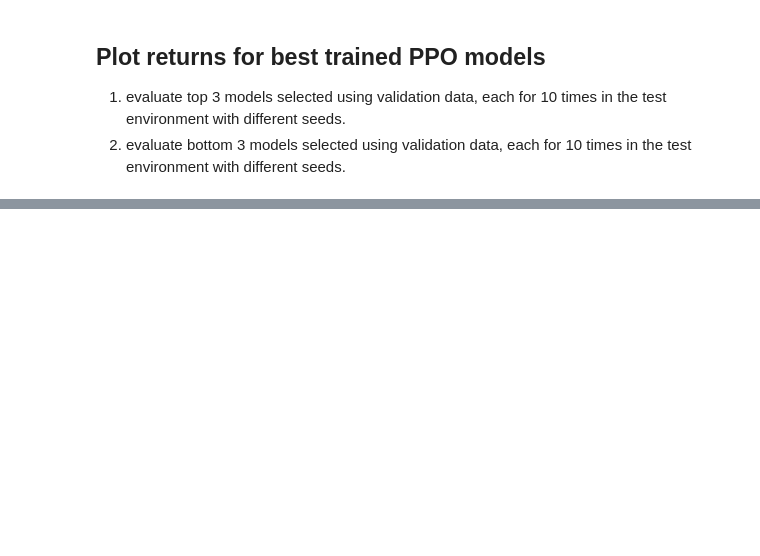
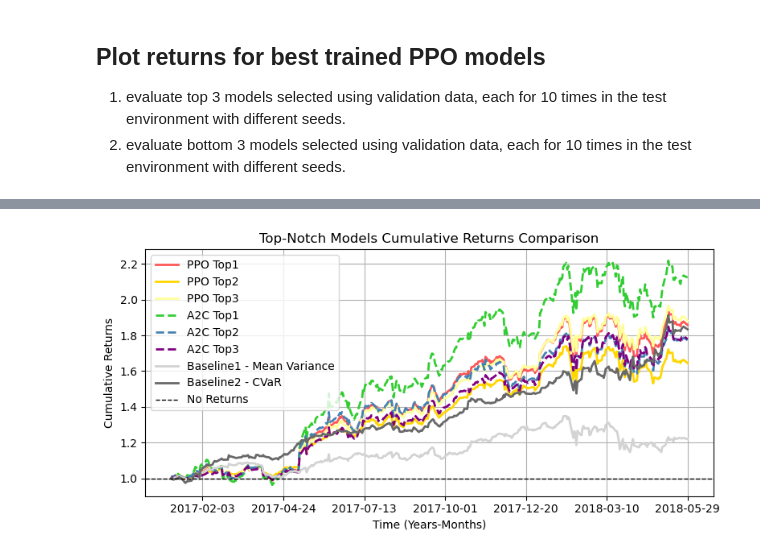
Before and after one commit to shaoyuliusz/drl-asset-allocation, a Jupyter notebook: notebooks/plot_best_models.ipynb, the cells around one changed output, grey strips where cells are left out. Saved outputs shown, nothing was run; the diff lists cells and outputs as text; code cells hidden in the pictures; blank space fills up the shorter version.

```diff
--- a/notebooks/plot_best_models.ipynb
+++ b/notebooks/plot_best_models.ipynb
@@ -83,0 +247,4 @@ print(np.mean(res))
+# %%
+return_stocks = test_df.pct_change()
+return_stocks_min_var = np.sum(return_stocks.multiply(portfolio_weights_min_var[train_len-window:]),axis=1)
+cumulative_returns_daily_min_var = (1+return_stocks_min_var).cumprod()
@@ -83,0 +302,12 @@ print(np.mean(res))
+# %%
+
+for model_path in [TOP_THREE_PPO_MODELS[0]]:
+    cum_return = []
+    for run in range(N_RUNS):
+        _,temp_r = compute_returns(model_path, seed=1)
+        cum_return.append(temp_r)
+    ppoTop1 = np.mean(cum_return,axis=0)
+# %%
+return_stocks = test_df.pct_change()
+return_stocks_cvar = np.sum(return_stocks.multiply(portfolio_weights_cvar[train_len-window:]),axis=1)
+cumulative_returns_daily_cvar = (1+return_stocks_cvar).cumprod()
@@ -83,0 +432,64 @@ print(np.mean(res))
+# %%
+# Create a figure and axis
+fig, ax = plt.subplots(figsize=(8,4))
+
+# Plot cumulative returns with specific colors and linestyles for PPO
+ax.plot(ppoTop1, label='PPO Top1', color='#FF5757', linestyle='-', lw=2)  # 红色
+ax.plot(ppoTop2, label='PPO Top2', color='#FFD700', linestyle='-', lw=2)  # 金色
+ax.plot(ppoTop3, label='PPO Top3', color='#FFFF99', linestyle='-', lw=2)  # 浅黄色
+
+# Plot cumulative returns with specific colors and linestyles for A2C
+ax.plot(a2cTop1, label='A2C Top1', color='#32CD32', linestyle='--', lw=2)  # 酸橙绿
+ax.plot(a2cTop2, label='A2C Top2', color='#4682B4', linestyle='--', lw=2)  # 钢蓝色
+ax.plot(a2cTop3, label='A2C Top3', color='#800080', linestyle='--', lw=2)  # 深紫色
+
+# Plot cumulative returns with specific colors and linestyles for Baseline 1
+ax.plot(meanV, label='Baseline1 - Mean Variance', color='#D3D3D3', linestyle='-', lw=2)  # 蓝紫色
+
+# Plot cumulative returns with specific colors and linestyles for Baseline 2
+ax.plot(cvar, label='Baseline2 - CVaR', color='#696969', linestyle='-', lw=2)  # 暗灰色
+
+# Add a horizontal line at y=1
+ax.axhline(1, color='black', linestyle='--', lw=1, label='No Returns')
+
+# Add labels and title
+ax.set_ylabel("Cumulative Returns")
+ax.set_xlabel("Time (Years-Months)")
+ax.set_title("Top-Notch Models Cumulative Returns Comparison")
+
+# Add a legend
+ax.legend()
+
+# Format x-axis labels as dates (modify as needed based on your date format)
+ax.xaxis.set_major_locator(plt.MaxNLocator(9))  # Set maximum number of x-axis ticks
+
+# Add grid lines
+ax.grid(True)
+
+# Show the plot
+plt.tight_layout()
+plt.show()
+
+
+# Add a horizontal line at y=1
+ax.axhline(1, color='black', linestyle='--', lw=1, label='No Returns')
+
+# Add labels and title
+ax.set_ylabel("Cumulative Returns")
+ax.set_xlabel("Time (Years-Months)")
+ax.set_title("Top-Notch Parameters Cumulative Returns Comparison")
+
+# Add a legend
+ax.legend()
+
+# Format x-axis labels as dates (modify as needed based on your date format)
+ax.xaxis.set_major_locator(plt.MaxNLocator(9))  # Set maximum number of x-axis ticks
+
+# Add grid lines
+ax.grid(True)
+
+# Show the plot
+plt.tight_layout()
+plt.show()
+# %% [output]
+[figure, added]
```
Also changed, not shown: parts of 24 cells of this notebook.
